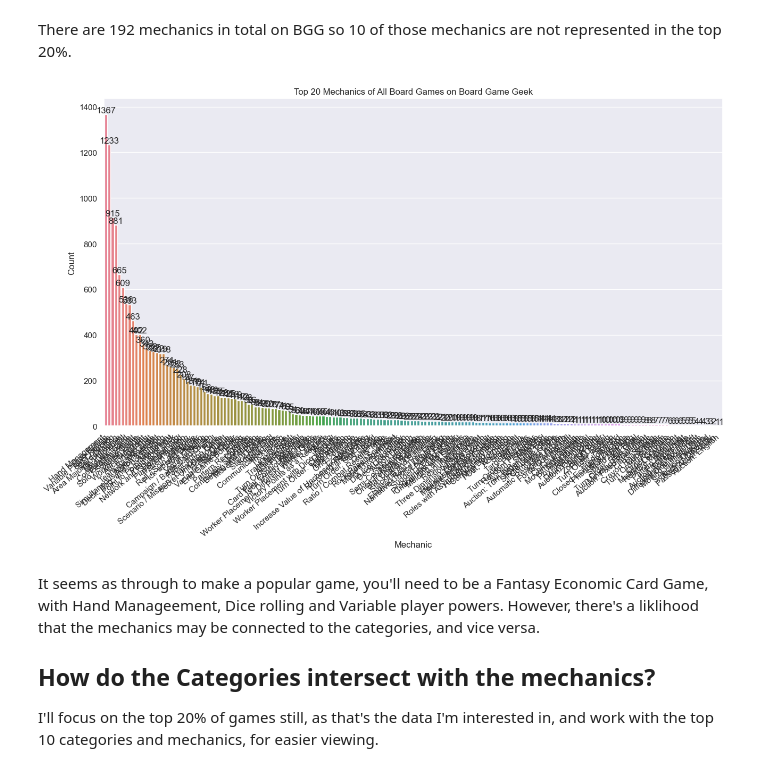
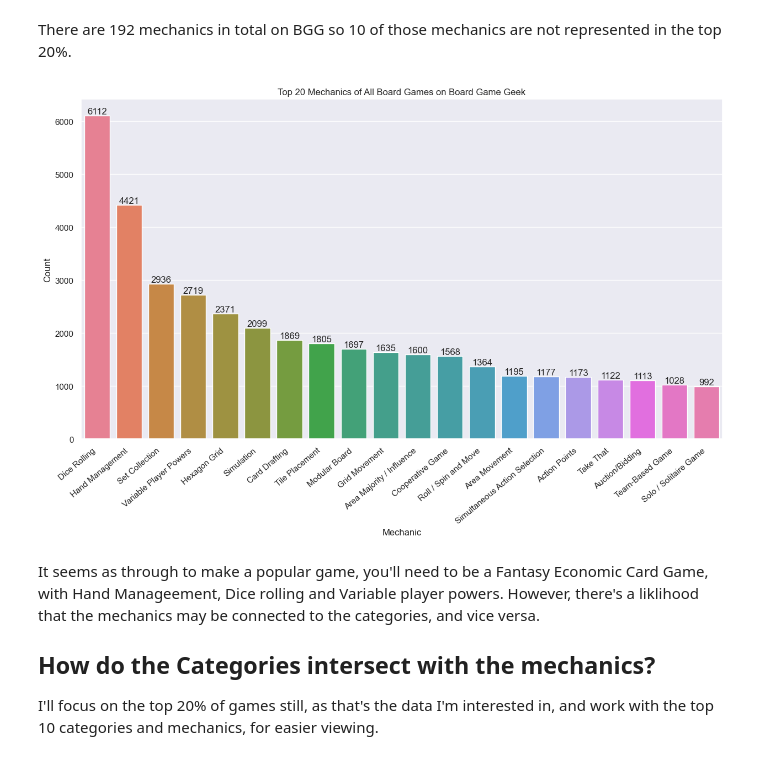
Before and after one commit to J-Zoo99/portfolio, a Jupyter notebook: BoardGameGeek.ipynb, the cells around one changed output. Cells and saved outputs as stored; diff of their text form; code cells hidden in the pictures.

```diff
--- a/BoardGameGeek.ipynb
+++ b/BoardGameGeek.ipynb
@@ -487,24 +494,24 @@ There are 182 mechanics in the top 20% of games.
 # %% [markdown]
 There are 192 mechanics in total on BGG so 10 of those mechanics are not represented in the top 20%.
 # %%
-allgames_allmechs = parse_column(df_game_details['boardgamecategory'])
-allgames_allcats_series = pd.Series(data= allgames_allcats_dict).sort_values(ascending = False)
-allgames_topcats_series = allgames_allcats_series.head(20)
+allgames_allmechs_dict = parse_column(df_game_details['boardgamemechanic'])
+allgames_allmechs_series = pd.Series(data= allgames_allmechs_dict).sort_values(ascending = False)
+allgames_allmechs_series = allgames_allmechs_series.head(20)
 
 
 plt.figure(figsize=(15,8))
 plt.title('Top 20 Mechanics of All Board Games on Board Game Geek')
 plt.xticks(rotation=40, ha='right')
 plt.ylabel('Count')
-all_mechanic_plot = sns.barplot(x=all_mechanics.index, y=all_mechanics.values,hue = all_mechanics.index, legend = False)
+all_mechanic_plot = sns.barplot(x=allgames_allmechs_series.index, y=allgames_allmechs_series.values,hue = allgames_allmechs_series.index, legend = False)
 #top_mechanic_plot.set_xticklabels(top_mechanic_plot.get_xticklabels(), rotation=40, ha="right")
 for container in all_mechanic_plot.containers:
     all_mechanic_plot.bar_label(container)
 plt.xlabel('Mechanic')
 
 plt.show()
 # %% [output]
-[figure, old version]
+[figure, new version]
 # %% [markdown]
 It seems as through to make a popular game, you'll need to be a Fantasy Economic Card Game, with Hand Manageement, Dice rolling and Variable player powers.
 However, there's a liklihood that the mechanics may be connected to the categories, and vice versa.
```
Also changed, not shown: parts of 2 cells of this notebook.
